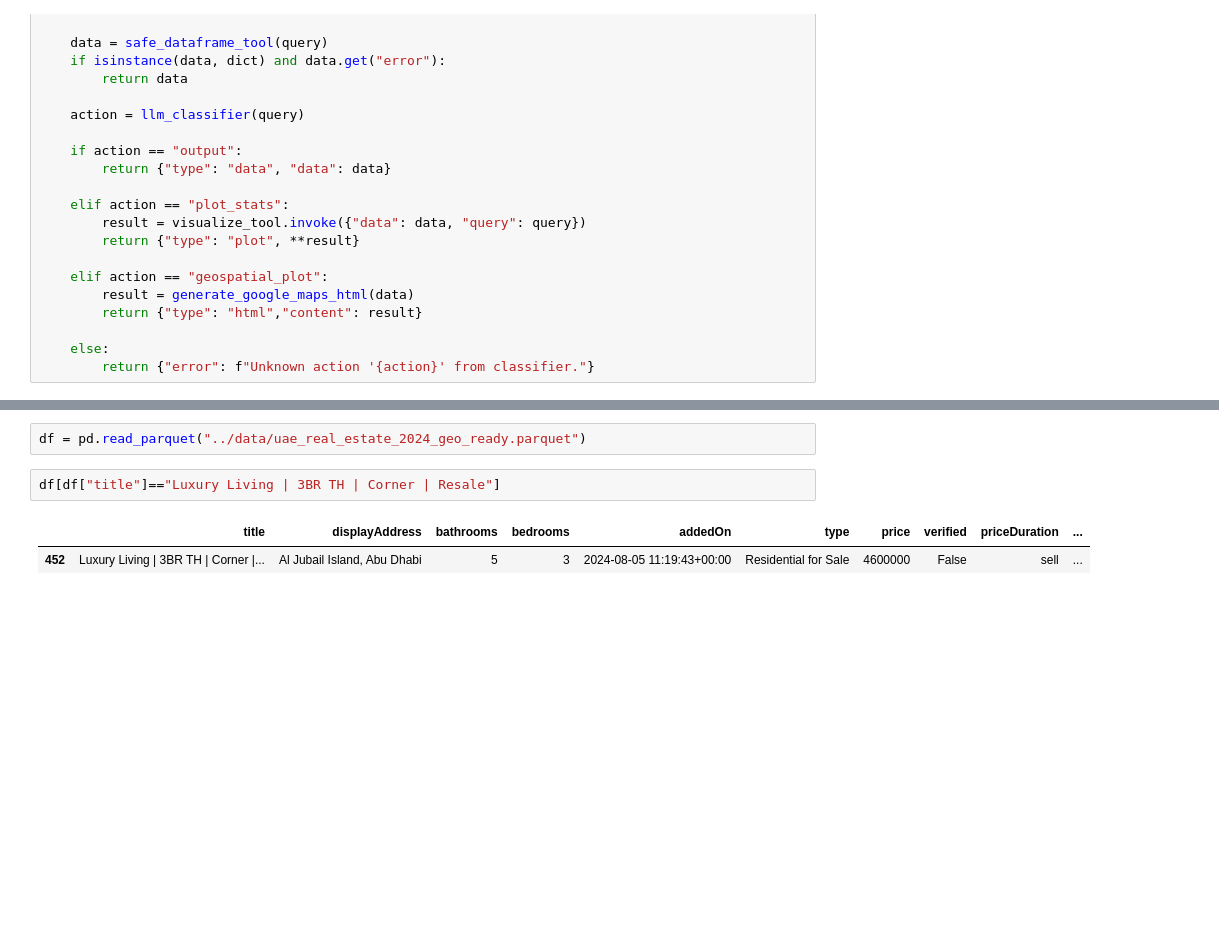
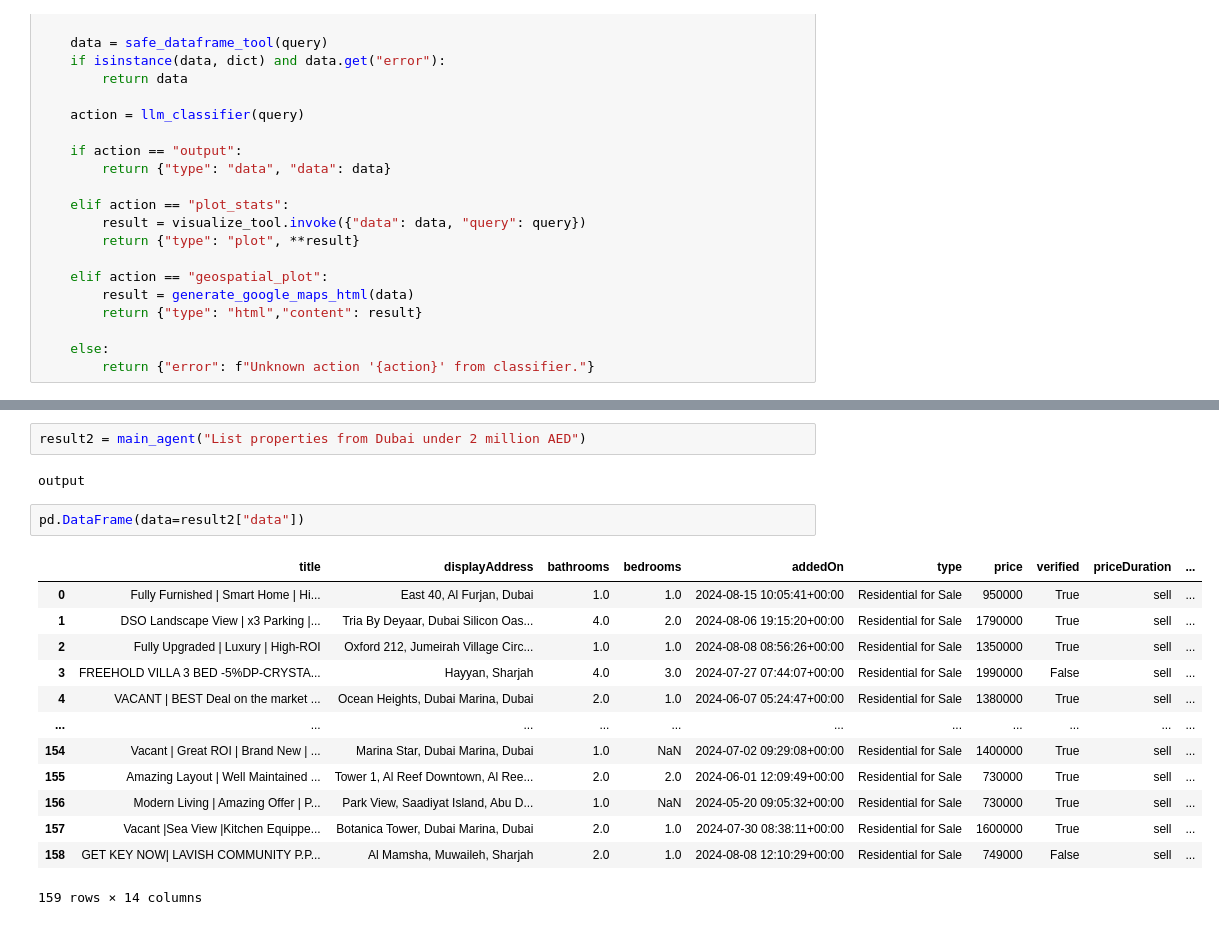
Before and after one commit to SergAnuf/AI_DUBAI_CRYPTO_CLOUD, a Jupyter notebook: notebooks/agent_with_tools.ipynb, the cells around one changed output, grey strips where cells are left out. Saved outputs shown, nothing was run; the diff lists cells and outputs as text; blank space fills up the shorter version.

```diff
--- a/notebooks/agent_with_tools.ipynb
+++ b/notebooks/agent_with_tools.ipynb
@@ -66,8 +62,21 @@ result = main_agent("Locate on map properties from Dubai under 2 million AED")
 geospatial_plot
-# %%
-df = pd.read_parquet("../data/uae_real_estate_2024_geo_ready.parquet")
-# %%
-df[df["title"]=="Luxury Living | 3BR TH | Corner | Resale"]
-# %% [output]
-|  | title | displayAddress | bathrooms | bedrooms | addedOn | type | price | verified | priceDuration | ... |
-| 452 | Luxury Living | 3BR TH | Corner |... | Al Jubail Island, Abu Dhabi | 5 | 3 | 2024-08-05 11:19:43+00:00 | Residential for Sale | 4600000 | False | sell | ... |
+# %%
+result2 = main_agent("List properties from Dubai under 2 million AED")
+# %% [output]
+output
+# %%
+pd.DataFrame(data=result2["data"])
+# %% [output]
+|  | title | displayAddress | bathrooms | bedrooms | addedOn | type | price | verified | priceDuration | ... |
+| 0 | Fully Furnished | Smart Home | Hi... | East 40, Al Furjan, Dubai | 1.0 | 1.0 | 2024-08-15 10:05:41+00:00 | Residential for Sale | 950000 | True | sell | ... |
+| 1 | DSO Landscape View | x3 Parking |... | Tria By Deyaar, Dubai Silicon Oas... | 4.0 | 2.0 | 2024-08-06 19:15:20+00:00 | Residential for Sale | 1790000 | True | sell | ... |
+| 2 | Fully Upgraded | Luxury | High-ROI | Oxford 212, Jumeirah Village Circ... | 1.0 | 1.0 | 2024-08-08 08:56:26+00:00 | Residential for Sale | 1350000 | True | sell | ... |
+| 3 | FREEHOLD VILLA 3 BED -5%DP-CRYSTA... | Hayyan, Sharjah | 4.0 | 3.0 | 2024-07-27 07:44:07+00:00 | Residential for Sale | 1990000 | False | sell | ... |
+| 4 | VACANT | BEST Deal on the market ... | Ocean Heights, Dubai Marina, Dubai | 2.0 | 1.0 | 2024-06-07 05:24:47+00:00 | Residential for Sale | 1380000 | True | sell | ... |
+| ... | ... | ... | ... | ... | ... | ... | ... | ... | ... | ... |
+| 154 | Vacant | Great ROI | Brand New | ... | Marina Star, Dubai Marina, Dubai | 1.0 | NaN | 2024-07-02 09:29:08+00:00 | Residential for Sale | 1400000 | True | sell | ... |
+| 155 | Amazing Layout | Well Maintained ... | Tower 1, Al Reef Downtown, Al Ree... | 2.0 | 2.0 | 2024-06-01 12:09:49+00:00 | Residential for Sale | 730000 | True | sell | ... |
+| 156 | Modern Living | Amazing Offer | P... | Park View, Saadiyat Island, Abu D... | 1.0 | NaN | 2024-05-20 09:05:32+00:00 | Residential for Sale | 730000 | True | sell | ... |
+| 157 | Vacant |Sea View |Kitchen Equippe... | Botanica Tower, Dubai Marina, Dubai | 2.0 | 1.0 | 2024-07-30 08:38:11+00:00 | Residential for Sale | 1600000 | True | sell | ... |
+| 158 | GET KEY NOW| LAVISH COMMUNITY P.P... | Al Mamsha, Muwaileh, Sharjah | 2.0 | 1.0 | 2024-08-08 12:10:29+00:00 | Residential for Sale | 749000 | False | sell | ... |
+159 rows × 14 columns
```
Also changed, not shown: parts of 12 cells of this notebook, 11 other files.
